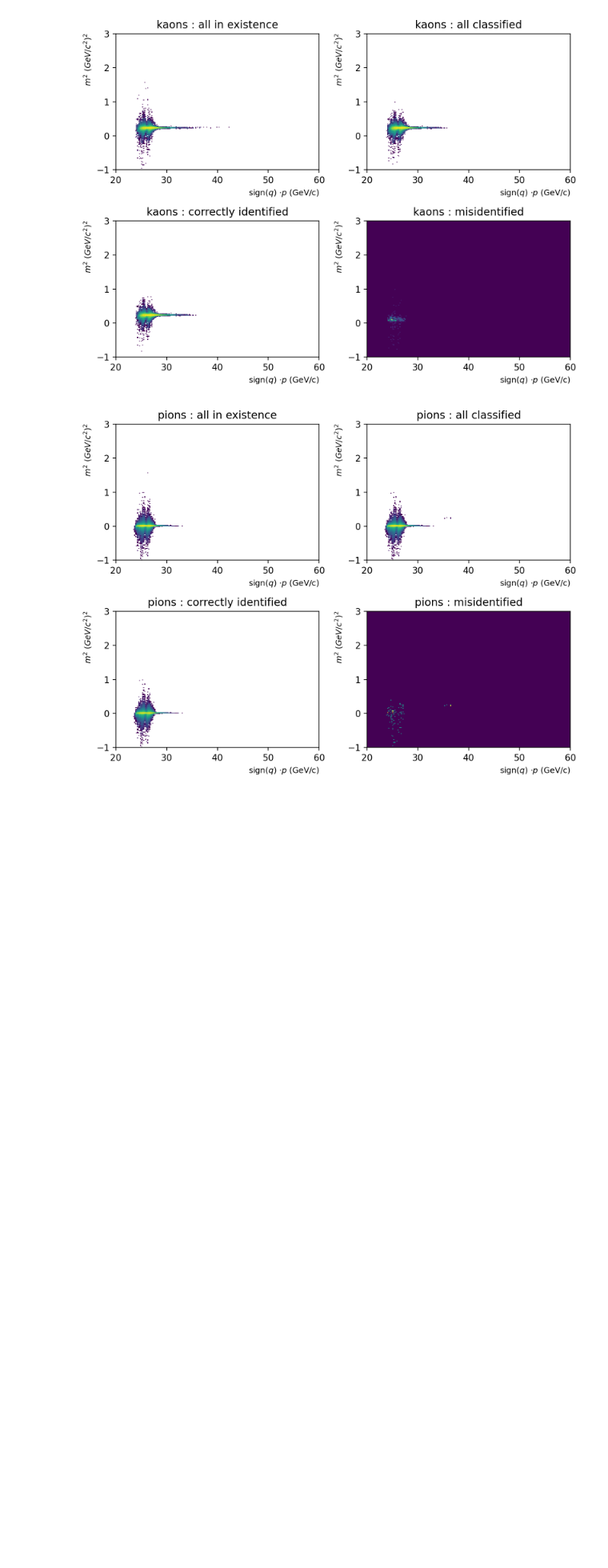
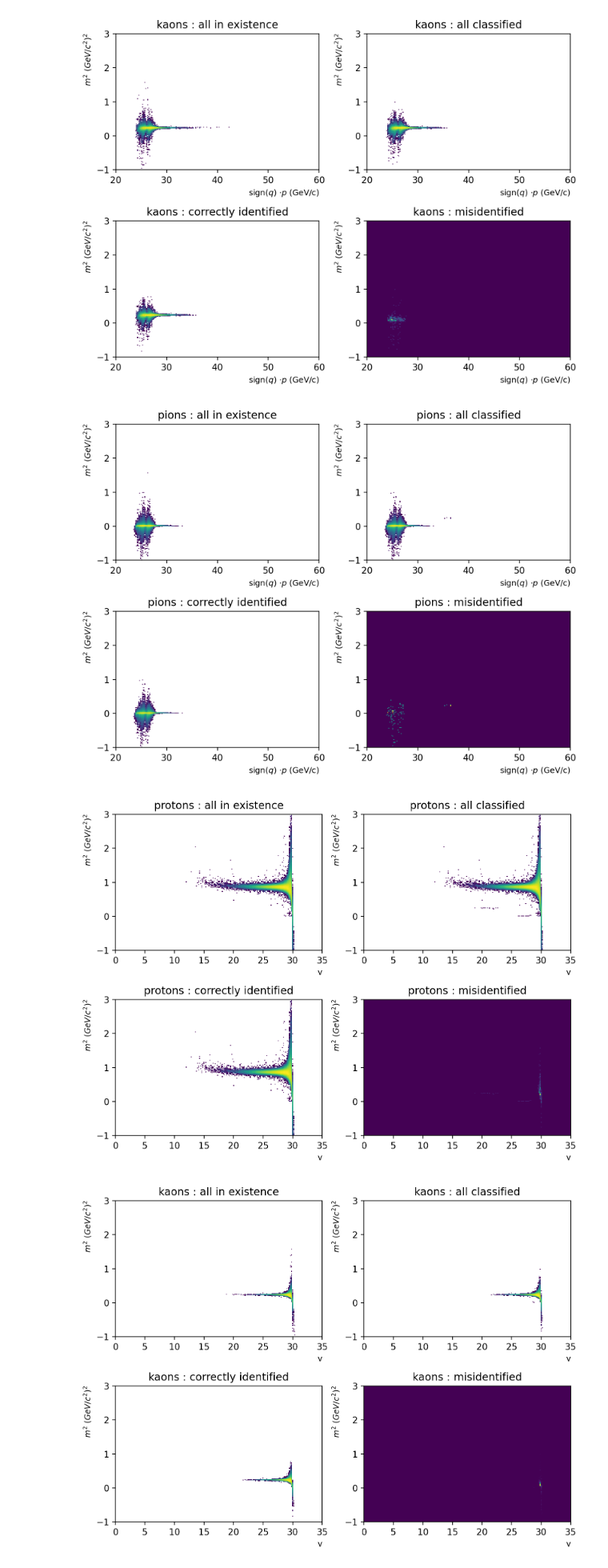
Before and after one commit to ficnawode/pid-ml-lssn, a Jupyter notebook: pid_validate.ipynb, the cells around one changed output. Shown at 80% size. Saved outputs shown, nothing was run; the diff lists cells and outputs as text; code cells hidden in the pictures; blank space fills up the shorter version.

```diff
--- a/pid_validate.ipynb
+++ b/pid_validate.ipynb
@@ -231,3 +231,47 @@ draw_t_m2_plot(X_test, 2,'pions')
 [figure]
 [figure]
 [figure]
+# %%
+def draw_v_m2_plot(df : pd.DataFrame, pid:int, particle_name ):
+    key = f'pid_pred{pid}'
+
+    fig, ax = plt.subplots(2,2,figsize=(8,6), dpi=200)
+    ranges = [(0,35), (-1,3)]
+
+    all_protons = df.loc[df['pid'] == pid]
+    ax[0,0].hist2d(all_protons['v_tof'], all_protons['mass2'], bins=200, norm=matplotlib.colors.LogNorm(), range=ranges)
+
+    all_identified = selection(df, key)
+    ax[0,1].hist2d(all_identified['v_tof'], all_identified['mass2'], bins=200, norm=matplotlib.colors.LogNorm(), range=ranges)
+
+    well_identified=all_identified.loc[df['pid'] == pid]
+    ax[1,0].hist2d(well_identified['v_tof'], well_identified['mass2'], bins=200, norm=matplotlib.colors.LogNorm(), range=ranges)
+
+    misidentified=all_identified.loc[df['pid'] != pid]
+    ax[1,1].hist2d(misidentified['v_tof'], misidentified['mass2'], bins=200, range=ranges)
+
+    x_axis_name = r"v"
+    y_axis_name = r"$m^2$ $(GeV/c^2)^2$"
+
+    ax[0,0].set_xlabel(x_axis_name, fontsize=9, loc="right")
+    ax[0,0].set_ylabel(y_axis_name, fontsize=9, loc="top")
+    ax[0,1].set_xlabel(x_axis_name, fontsize=9, loc="right")
+    ax[0,1].set_ylabel(y_axis_name, fontsize=9, loc="top")
+    ax[1,0].set_xlabel(x_axis_name, fontsize=9, loc="right")
+    ax[1,0].set_ylabel(y_axis_name, fontsize=9, loc="top")
+    ax[1,1].set_xlabel(x_axis_name, fontsize=9, loc="right")
+    ax[1,1].set_ylabel(y_axis_name, fontsize=9, loc="top")
+
+    ax[0,0].set_title(f'{particle_name} : all in existence')
+    ax[0,1].set_title(f'{particle_name} : all classified')
+    ax[1,0].set_title(f'{particle_name} : correctly identified')
+    ax[1,1].set_title(f'{particle_name} : misidentified')
+    fig.tight_layout()
+    plt.show()
+
+draw_v_m2_plot(X_test, 0,'protons')
+draw_v_m2_plot(X_test, 1,'kaons')
+draw_v_m2_plot(X_test, 2,'pions')
+# %% [output]
+[figure, added]
+[figure, added]
```
Also changed, not shown: parts of 4 cells of this notebook, 3 other files.
